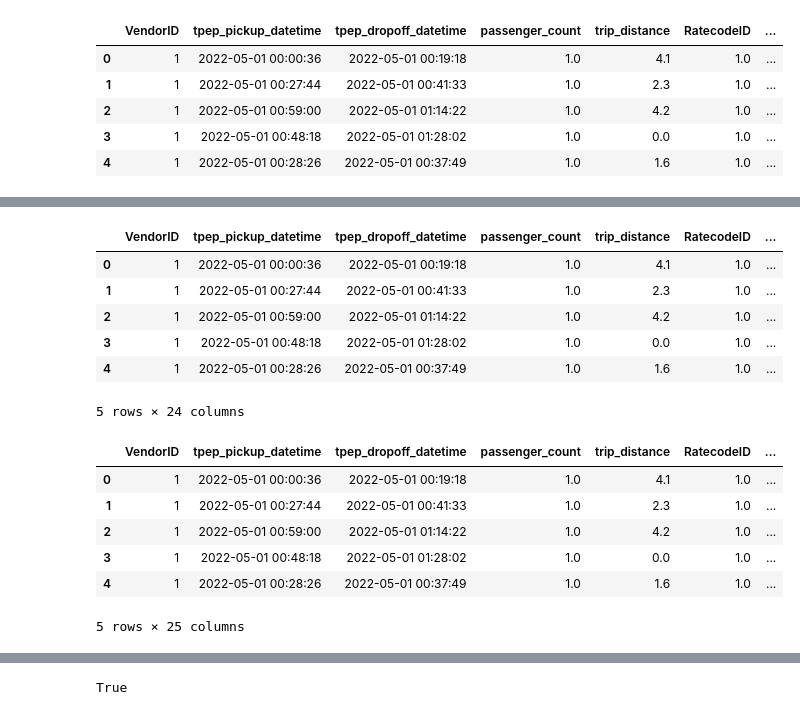
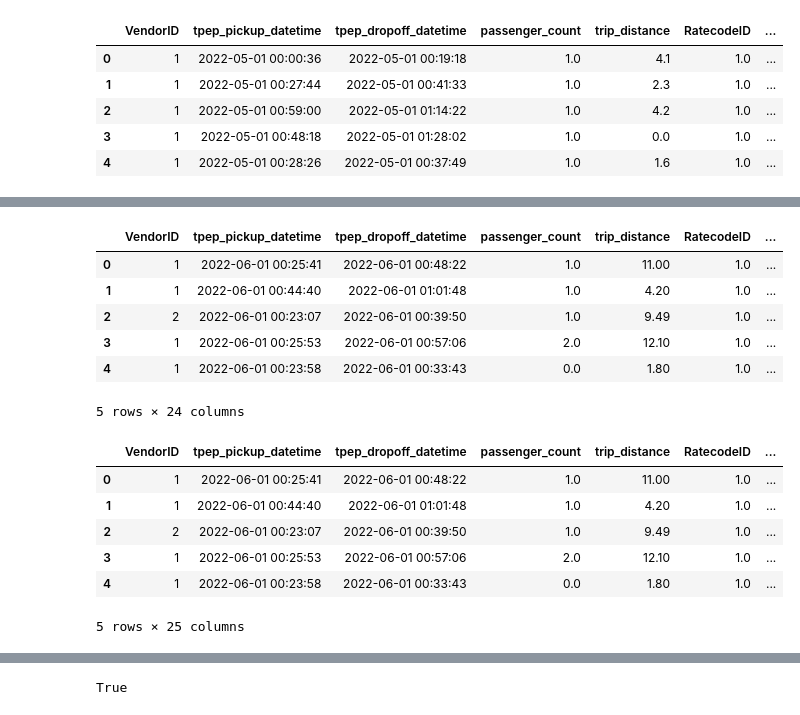
Before and after one commit to leomay282/final_project_Any, a Jupyter notebook: notebook-eda.ipynb, the cells around one changed output, grey strips where cells are left out. Saved outputs shown, nothing was run; the diff lists cells and outputs as text; code cells hidden in the pictures.

```diff
--- a/notebook-eda.ipynb
+++ b/notebook-eda.ipynb
@@ -15,0 +44,4 @@ if not os.path.exists(config.DATASET_TRAIN):
+# %%
+columns_to_convert = ['VendorID', 'RatecodeID','PULocationID', 'DOLocationID', 'payment_type']
+app_train[columns_to_convert] = app_train[columns_to_convert].astype('object')
+app_test[columns_to_convert] = app_test[columns_to_convert].astype('object')
@@ -15,0 +60,3 @@ if not os.path.exists(config.DATASET_TRAIN):
+# %%
+from src import data_utils
+app_train = data_utils.agregate_columns(app_train)
@@ -28,11 +91,12 @@ trips.head()
 | 4 | 1 | 2022-05-01 00:28:26 | 2022-05-01 00:37:49 | 1.0 | 1.6 | 1.0 | ... |
 # %%
 # Convert the 'start_time' column to datetime
-trips['tpep_pickup_datetime'] = pd.to_datetime(trips['tpep_pickup_datetime'])
+app_train['tpep_pickup_datetime'] = pd.to_datetime(app_train['tpep_pickup_datetime'])
+app_test['tpep_pickup_datetime'] = pd.to_datetime(app_test['tpep_pickup_datetime'])
+# Extract the hour from each start time
+app_train['start_hour'] = app_train['tpep_pickup_datetime'].dt.hour
+app_test['start_hour'] = app_test['tpep_pickup_datetime'].dt.hour
 
-# Extract the hour from each start time
-trips['start_hour'] = trips['tpep_pickup_datetime'].dt.hour
-
-trips.head()
+app_test.head()
 # %% [output]
 |  | VendorID | tpep_pickup_datetime | tpep_dropoff_datetime | passenger_count | trip_distance | RatecodeID | ... |
@@ -54,0 +108,4 @@ trips.head()
+# %%
+app_train['trips_per_hour'] = app_train['start_hour'].map(app_train['start_hour'].value_counts())
+app_test['trips_per_hour'] = app_test['start_hour'].map(app_test['start_hour'].value_counts())
+app_test.head()
@@ -55,30 +120,38 @@ trips.head()
 # %%
 # Convert the time columns to datetime
-trips['time1'] = pd.to_datetime(trips['tpep_pickup_datetime'])
-trips['time2'] = pd.to_datetime(trips['tpep_dropoff_datetime'])
+app_train['time1'] = pd.to_datetime(app_train['tpep_pickup_datetime'])
+app_train['time2'] = pd.to_datetime(app_train['tpep_dropoff_datetime'])
 
 # Calculate the difference in hours
-trips['time_diff'] = (trips['time2'] - trips['time1']).dt.total_seconds() / 3600
+app_train['time_diff'] = (app_train['time2'] - app_train['time1']).dt.total_seconds() / 3600
 
-trips.head()
+# Convert the time columns to datetime
+app_test['time1'] = pd.to_datetime(app_test['tpep_pickup_datetime'])
+app_test['time2'] = pd.to_datetime(app_test['tpep_dropoff_datetime'])
+
+# Calculate the difference in hours
+app_test['time_diff'] = (app_test['time2'] - app_test['time1']).dt.total_seconds() / 3600
+
+app_test.head()
 # %% [output]
 |  | VendorID | tpep_pickup_datetime | tpep_dropoff_datetime | passenger_count | trip_distance | RatecodeID | ... |
-| 0 | 1 | 2022-05-01 00:00:36 | 2022-05-01 00:19:18 | 1.0 | 4.1 | 1.0 | ... |
-| 1 | 1 | 2022-05-01 00:27:44 | 2022-05-01 00:41:33 | 1.0 | 2.3 | 1.0 | ... |
-| 2 | 1 | 2022-05-01 00:59:00 | 2022-05-01 01:14:22 | 1.0 | 4.2 | 1.0 | ... |
-| 3 | 1 | 2022-05-01 00:48:18 | 2022-05-01 01:28:02 | 1.0 | 0.0 | 1.0 | ... |
-| 4 | 1 | 2022-05-01 00:28:26 | 2022-05-01 00:37:49 | 1.0 | 1.6 | 1.0 | ... |
+| 0 | 1 | 2022-06-01 00:25:41 | 2022-06-01 00:48:22 | 1.0 | 11.00 | 1.0 | ... |
+| 1 | 1 | 2022-06-01 00:44:40 | 2022-06-01 01:01:48 | 1.0 | 4.20 | 1.0 | ... |
+| 2 | 2 | 2022-06-01 00:23:07 | 2022-06-01 00:39:50 | 1.0 | 9.49 | 1.0 | ... |
+| 3 | 1 | 2022-06-01 00:25:53 | 2022-06-01 00:57:06 | 2.0 | 12.10 | 1.0 | ... |
+| 4 | 1 | 2022-06-01 00:23:58 | 2022-06-01 00:33:43 | 0.0 | 1.80 | 1.0 | ... |
 5 rows × 24 columns
 # %%
 # Calculate speed in miles per hour
-trips['speed'] = trips['trip_distance'] / trips['time_diff']
-
-trips.head()
+app_train['speed'] = app_train['trip_distance'] / app_train['time_diff']
+# Calculate speed in miles per hour
+app_test['speed'] = app_test['trip_distance'] / app_test['time_diff']
+app_test.head()
 # %% [output]
 |  | VendorID | tpep_pickup_datetime | tpep_dropoff_datetime | passenger_count | trip_distance | RatecodeID | ... |
-| 0 | 1 | 2022-05-01 00:00:36 | 2022-05-01 00:19:18 | 1.0 | 4.1 | 1.0 | ... |
-| 1 | 1 | 2022-05-01 00:27:44 | 2022-05-01 00:41:33 | 1.0 | 2.3 | 1.0 | ... |
-| 2 | 1 | 2022-05-01 00:59:00 | 2022-05-01 01:14:22 | 1.0 | 4.2 | 1.0 | ... |
-| 3 | 1 | 2022-05-01 00:48:18 | 2022-05-01 01:28:02 | 1.0 | 0.0 | 1.0 | ... |
-| 4 | 1 | 2022-05-01 00:28:26 | 2022-05-01 00:37:49 | 1.0 | 1.6 | 1.0 | ... |
+| 0 | 1 | 2022-06-01 00:25:41 | 2022-06-01 00:48:22 | 1.0 | 11.00 | 1.0 | ... |
+| 1 | 1 | 2022-06-01 00:44:40 | 2022-06-01 01:01:48 | 1.0 | 4.20 | 1.0 | ... |
+| 2 | 2 | 2022-06-01 00:23:07 | 2022-06-01 00:39:50 | 1.0 | 9.49 | 1.0 | ... |
+| 3 | 1 | 2022-06-01 00:25:53 | 2022-06-01 00:57:06 | 2.0 | 12.10 | 1.0 | ... |
+| 4 | 1 | 2022-06-01 00:23:58 | 2022-06-01 00:33:43 | 0.0 | 1.80 | 1.0 | ... |
 5 rows × 25 columns
```
Also changed, not shown: parts of 51 cells of this notebook, 19 other files.
